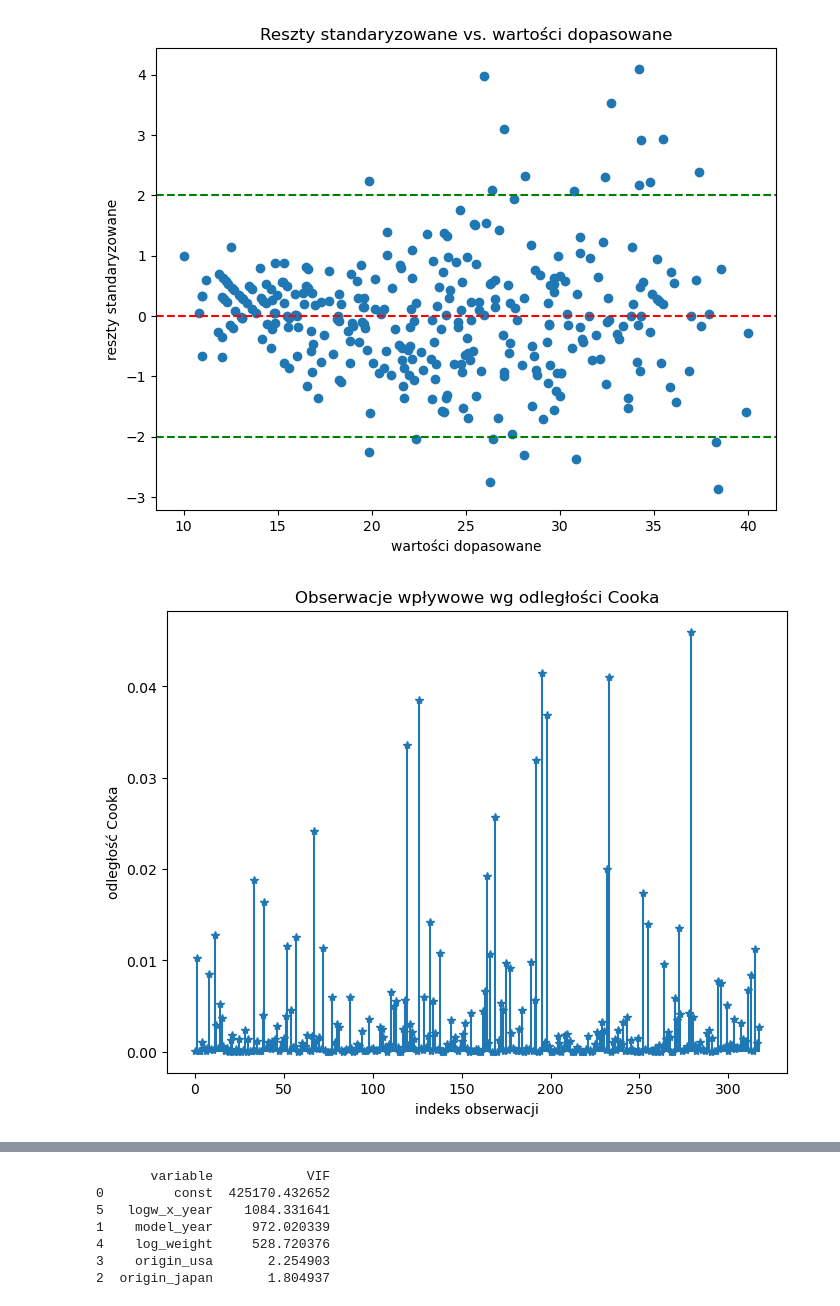
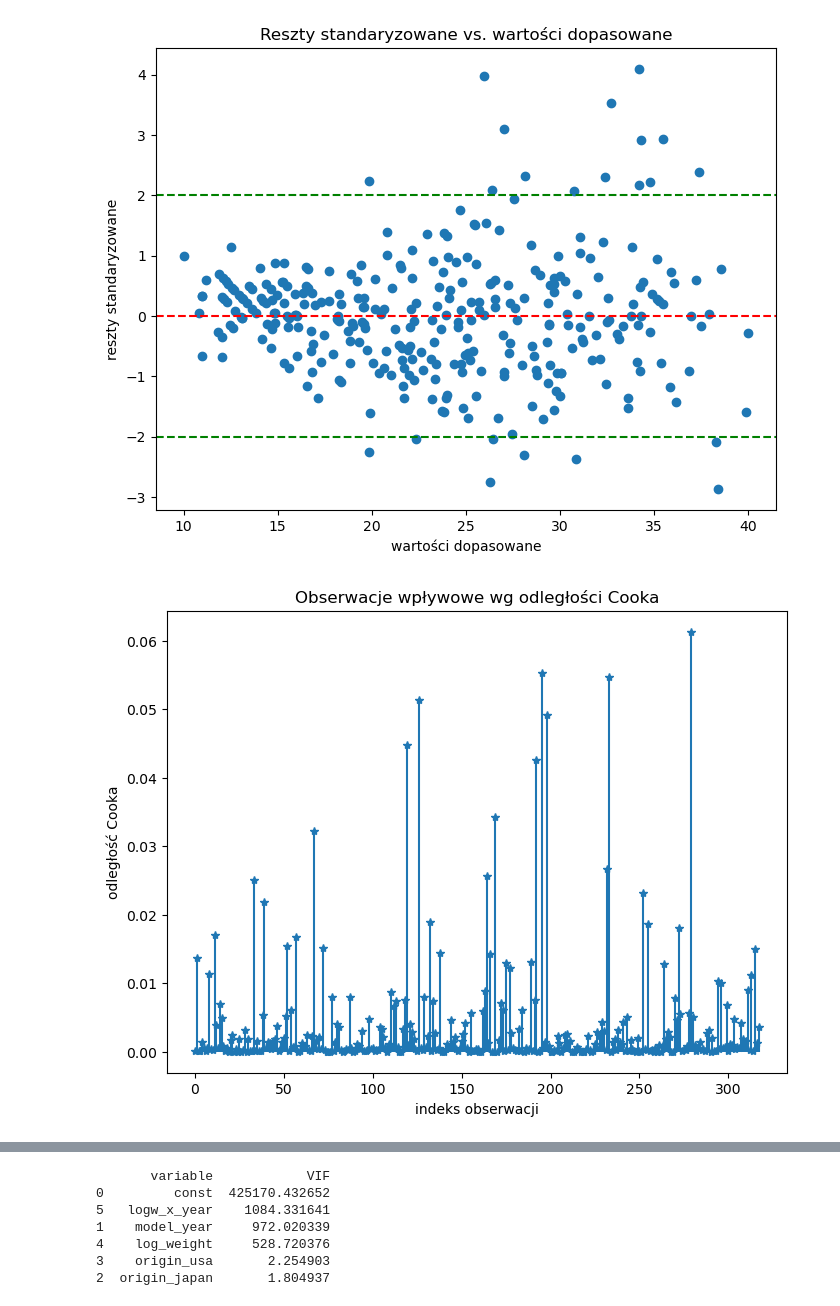
Before and after one commit to lukaszpochmara/linear-regression-statsmodels, a Jupyter notebook: Auto_mpg.ipynb, the cells around one changed output, grey strips where cells are left out. Saved outputs shown, nothing was run; the diff lists cells and outputs as text; code cells hidden in the pictures.

```diff
--- a/Auto_mpg.ipynb
+++ b/Auto_mpg.ipynb
@@ -391,24 +391,24 @@ plt.show()
 [figure]
 # %%
 # wartości dopasowane z modelu
-fitted_vals = model_interaction_centered.fittedvalues
+fitted_vals = model_interaction.fittedvalues
 
 # uzyskiwanie reszt i ich wystandaryzowanie
-influence = model_interaction_centered.get_influence()
+influence = model_interaction.get_influence()
 std_residuals = influence.resid_studentized_internal
 
 # odległości Cook'a
 cooks_d = influence.cooks_distance[0]
 
 # wykres odległości Cook'a
 plt.figure(figsize=(8, 6))
 plt.stem(np.arange(len(cooks_d)), cooks_d, markerfmt="*", basefmt=" ")
 plt.xlabel('indeks obserwacji')
 plt.ylabel('odległość Cooka')
 plt.title('Obserwacje wpływowe wg odległości Cooka')
 plt.show()
 # %% [output]
-[figure, old version]
+[figure, new version]
 # %%
 # rozmiar wykresu
 plt.figure(figsize=(10, 6))
```
Also changed, not shown: parts of 6 cells of this notebook.
